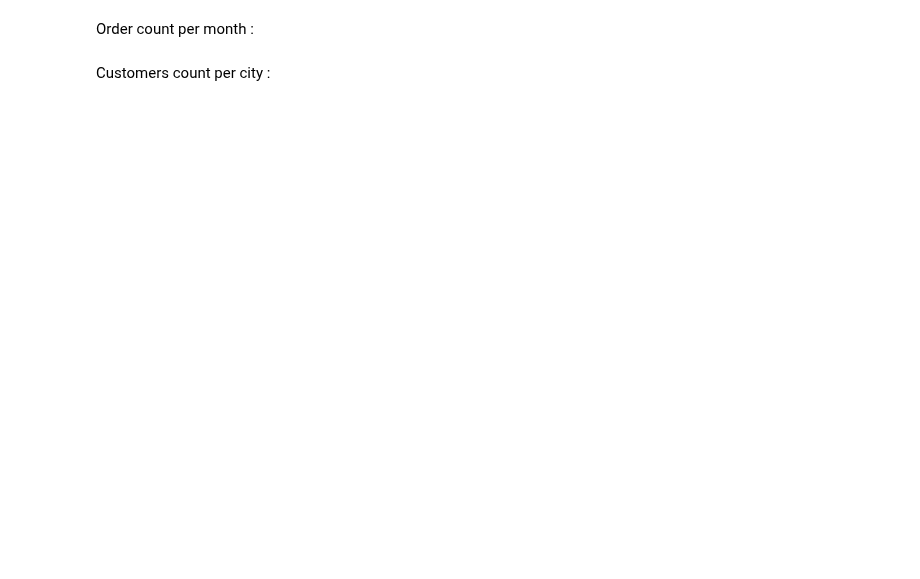
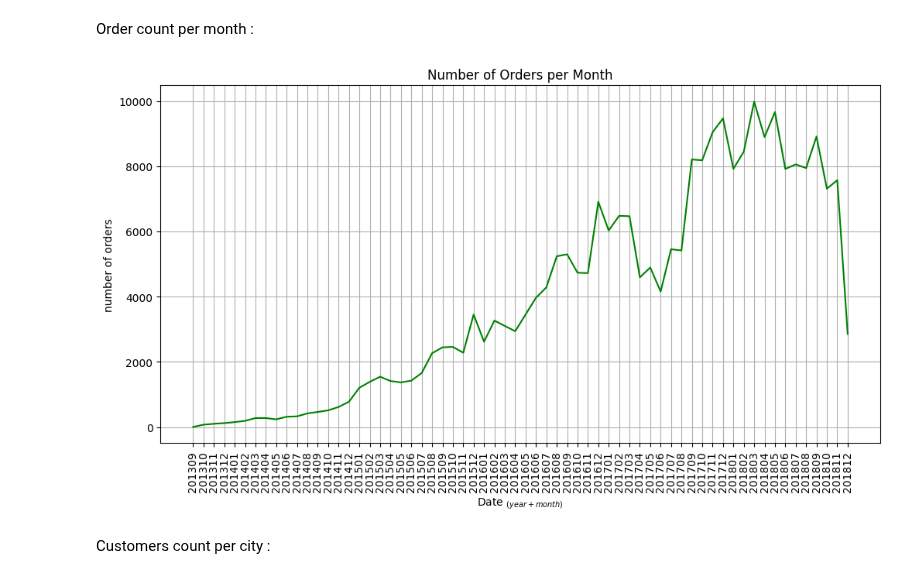
Before and after one commit to TaRa1999R/Data_Science, a Jupyter notebook: assignment39/3_digikala.ipynb, the cells around one changed output. Drawn from its saved outputs; the diff is of its cells as text; code cells hidden in the pictures; blank space fills up the shorter version.

Commit message:
Data_Science

```diff
--- a/assignment39/3_digikala.ipynb
+++ b/assignment39/3_digikala.ipynb
@@ -20,4 +36,19 @@ data.head (10)
 # %% [markdown]
 Order count per month :
+# %%
+order = data.groupby ('Date')['Quantity_item'].sum().reset_index()
+plt.figure (figsize = (12 , 6))
+plt.plot ( order['Date'].to_numpy(dtype = str)
+         , order['Quantity_item'].to_numpy()
+         , color = 'green')
+plt.title ('Number of Orders per Month')
+plt.xlabel ('Date $_{(year+month)}$')
+plt.ylabel ('number of orders')
+plt.xticks(rotation='vertical')
+plt.grid ()
+plt.savefig ('outputs\output_3_number of orders.png')
+plt.show ()
+# %% [output]
+[figure, added]
 # %% [markdown]
 Customers count per city :
```
Also changed, not shown: parts of 1 cell of this notebook, 1 other file.
